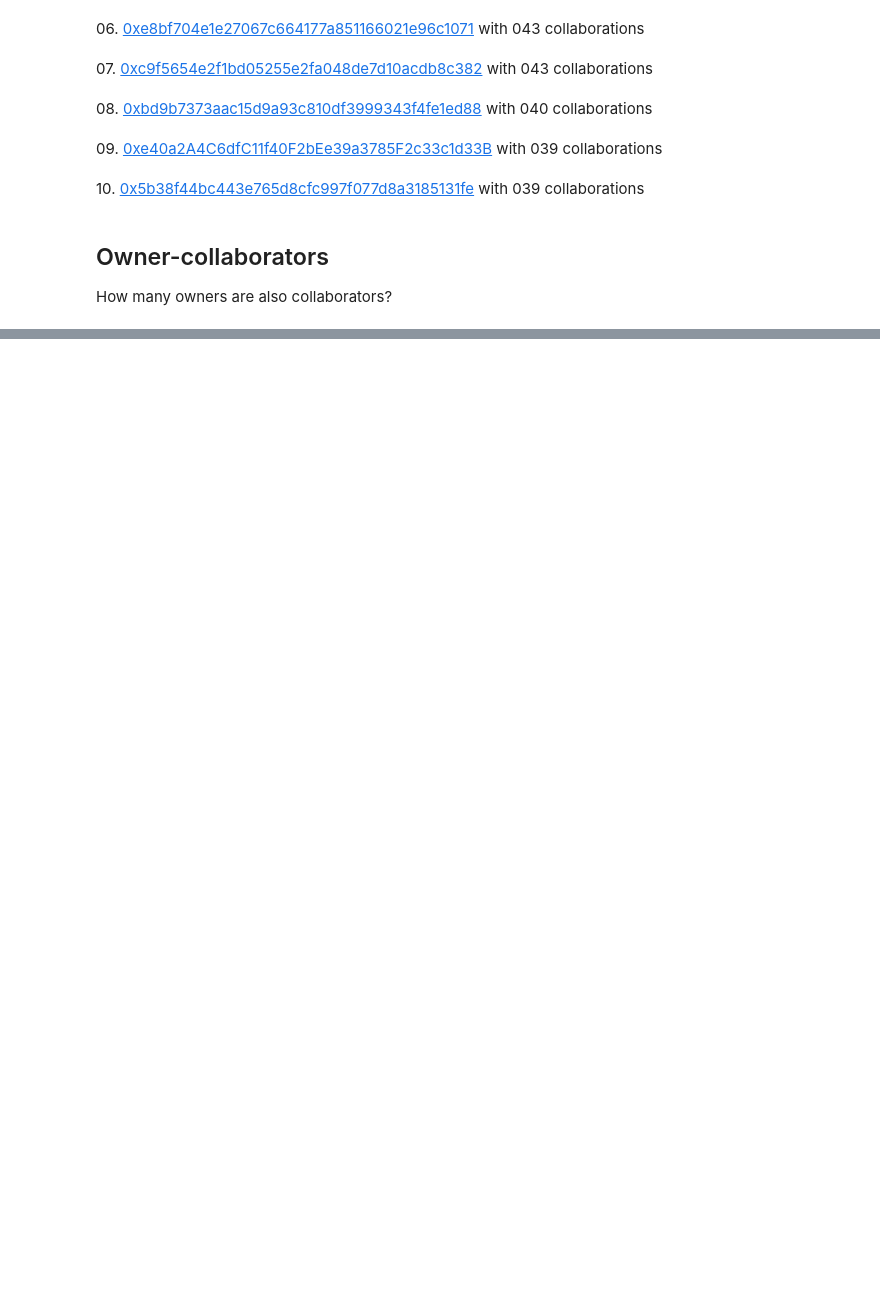
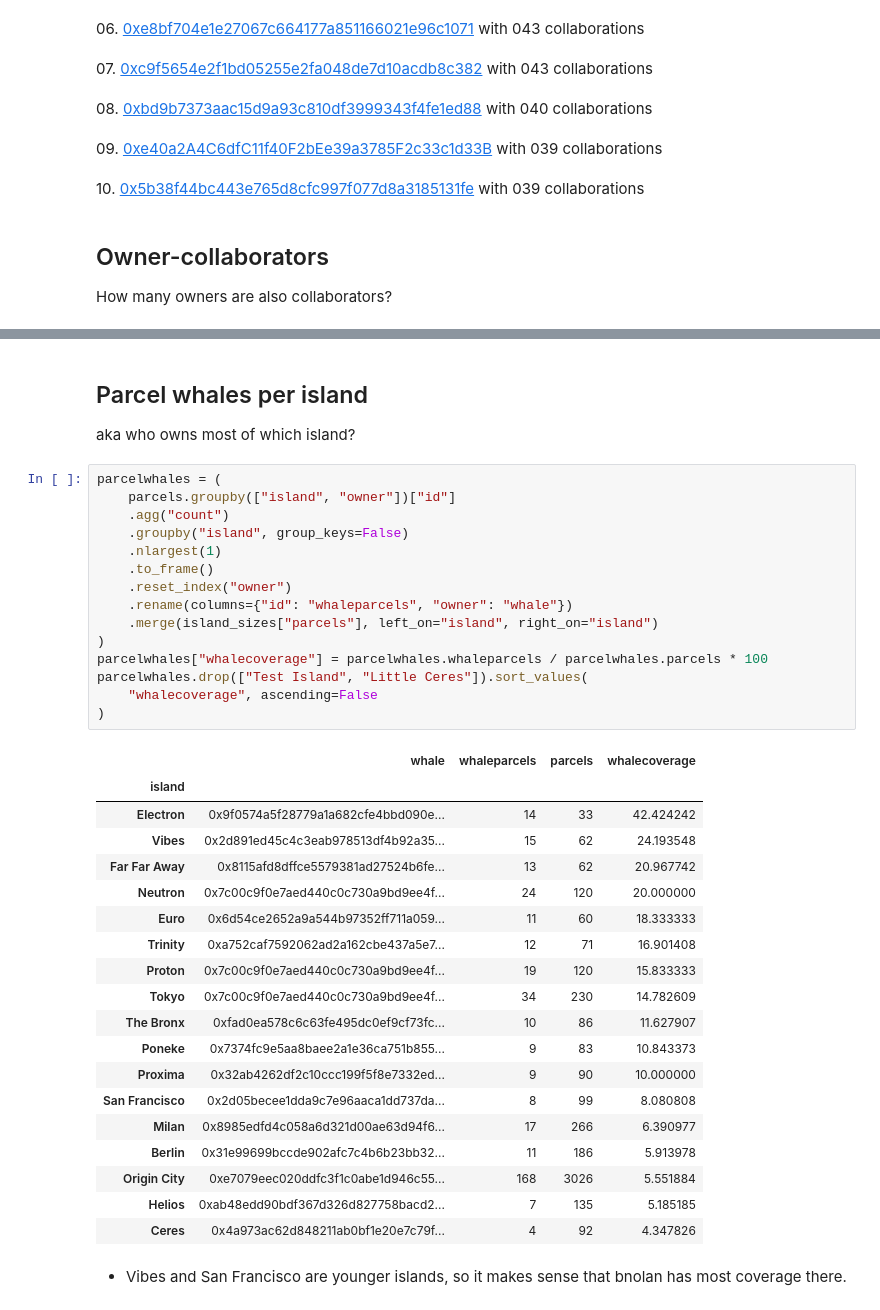
Before and after one commit to ymyke/voxalytics, a Jupyter notebook: owners.ipynb, the cells around one changed output, grey strips where cells are left out. Drawn from its saved outputs; the diff is of its cells as text; blank space fills up the shorter version.

```diff
--- a/owners.ipynb
+++ b/owners.ipynb
@@ -117,0 +116,41 @@ len(set(parcels_per_owner.keys()) & set(collaborators.keys()))
+# %% [markdown]
+## Parcel whales per island
+
+aka who owns most of which island?
+# %%
+parcelwhales = (
+    parcels.groupby(["island", "owner"])["id"]
+    .agg("count")
+    .groupby("island", group_keys=False)
+    .nlargest(1)
+    .to_frame()
+    .reset_index("owner")
+    .rename(columns={"id": "whaleparcels", "owner": "whale"})
+    .merge(island_sizes["parcels"], left_on="island", right_on="island")
+)
+parcelwhales["whalecoverage"] = parcelwhales.whaleparcels / parcelwhales.parcels * 100
+parcelwhales.drop(["Test Island", "Little Ceres"]).sort_values(
+    "whalecoverage", ascending=False
+)
+# %% [output]
+|  | whale | whaleparcels | parcels | whalecoverage |
+| island |  |  |  |  |
+| Electron | 0x9f0574a5f28779a1a682cfe4bbd090e... | 14 | 33 | 42.424242 |
+| Vibes | 0x2d891ed45c4c3eab978513df4b92a35... | 15 | 62 | 24.193548 |
+| Far Far Away | 0x8115afd8dffce5579381ad27524b6fe... | 13 | 62 | 20.967742 |
+| Neutron | 0x7c00c9f0e7aed440c0c730a9bd9ee4f... | 24 | 120 | 20.000000 |
+| Euro | 0x6d54ce2652a9a544b97352ff711a059... | 11 | 60 | 18.333333 |
+| Trinity | 0xa752caf7592062ad2a162cbe437a5e7... | 12 | 71 | 16.901408 |
+| Proton | 0x7c00c9f0e7aed440c0c730a9bd9ee4f... | 19 | 120 | 15.833333 |
+| Tokyo | 0x7c00c9f0e7aed440c0c730a9bd9ee4f... | 34 | 230 | 14.782609 |
+| The Bronx | 0xfad0ea578c6c63fe495dc0ef9cf73fc... | 10 | 86 | 11.627907 |
+| Poneke | 0x7374fc9e5aa8baee2a1e36ca751b855... | 9 | 83 | 10.843373 |
+| Proxima | 0x32ab4262df2c10ccc199f5f8e7332ed... | 9 | 90 | 10.000000 |
+| San Francisco | 0x2d05becee1dda9c7e96aaca1dd737da... | 8 | 99 | 8.080808 |
+| Milan | 0x8985edfd4c058a6d321d00ae63d94f6... | 17 | 266 | 6.390977 |
+| Berlin | 0x31e99699bccde902afc7c4b6b23bb32... | 11 | 186 | 5.913978 |
+| Origin City | 0xe7079eec020ddfc3f1c0abe1d946c55... | 168 | 3026 | 5.551884 |
+| Helios | 0xab48edd90bdf367d326d827758bacd2... | 7 | 135 | 5.185185 |
+| Ceres | 0x4a973ac62d848211ab0bf1e20e7c79f... | 4 | 92 | 4.347826 |
+# %% [markdown]
+* Vibes and San Francisco are younger islands, so it makes sense that bnolan has most coverage there.
```
Also changed, not shown: parts of 9 cells of this notebook.
